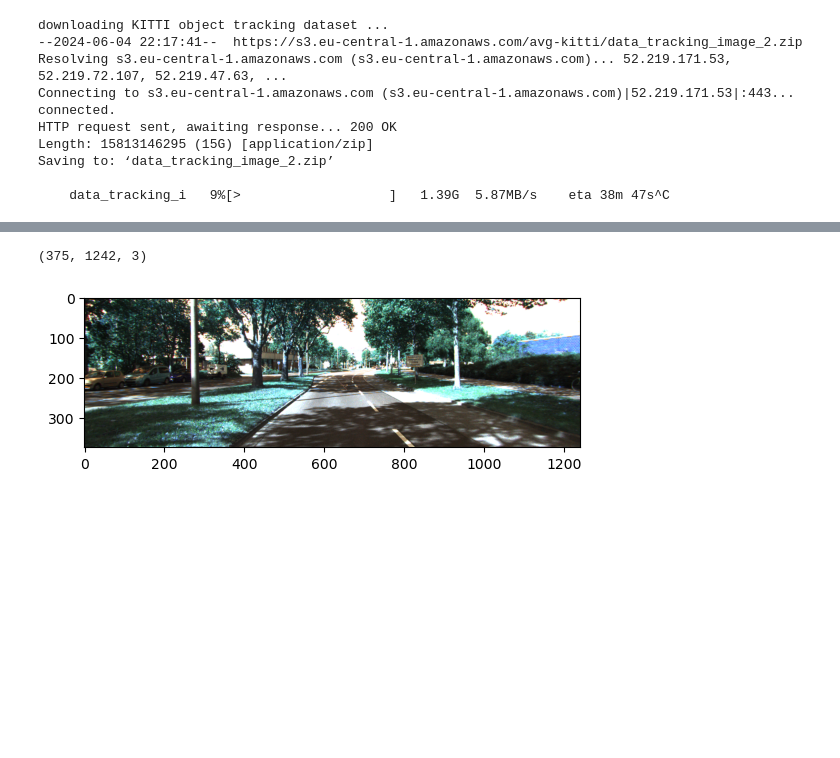
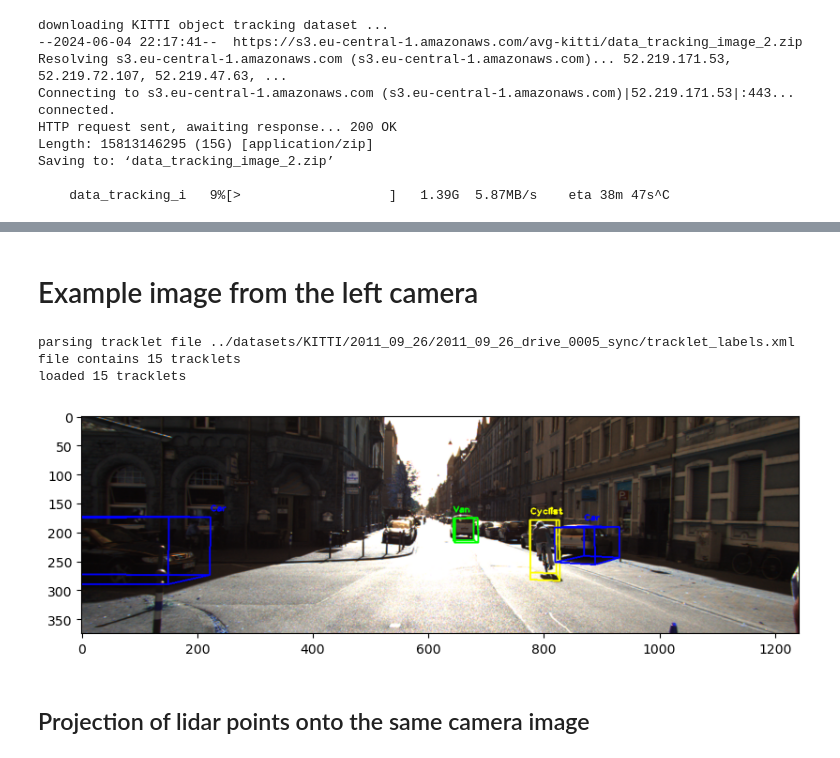
Before and after one commit to AGH-CEAI/automotive-tracking, a Jupyter notebook: examples/KITTI_visualise.ipynb, the cells around one changed output, grey strips where cells are left out. Drawn from its saved outputs; the diff is of its cells as text; code cells hidden in the pictures; blank space fills up the shorter version.

Commit message:
updated the plotting

```diff
--- a/examples/KITTI_visualise.ipynb
+++ b/examples/KITTI_visualise.ipynb
@@ -136,0 +35,10 @@ array([[78.24 ,  7.692,  2.868,  0.   ],
+# %%
+# print shapes of the data
+velo = Kitti(frame=frame_no, velo_path=velo_path)
+frame = velo.velo_file
+print(frame.shape)
+
+image_path = camera_path+'image_03/data'
+image = Kitti(frame=frame_no, camera_path=image_path)
+frame = image.camera_file
+print(frame.shape)
@@ -136,0 +60,2 @@ array([[78.24 ,  7.692,  2.868,  0.   ],
+# %% [markdown]
+# Example image from the left camera
@@ -137,20 +84,37 @@ array([[78.24 ,  7.692,  2.868,  0.   ],
+# %%
+frame_no=115
 # %%
 import matplotlib.image as mpimg
+import cv2
 
-#read left camera image
+with_tracklets = True
 
-image_type = 'color' # 'grayscale' or 'color' image
+# read left camera image
+image_type = 'color'  # 'gray' or 'color' image
+mode = '00' if image_type == 'gray' else '02'  # image_00 = 'gray image' , image_02 = 'color image'
 
-mode = '00' if image_type == 'grayscale' else '02'
+image_path = camera_path+'image_' + mode + '/data'
+check = Kitti_util(frame=frame_no, velo_path=velo_path, camera_path=image_path, \
+                   xml_path=xml_path, v2c_path=v2c_filepath, c2c_path=c2c_filepath)
+image = check.camera_file
 
-image = cv2.imread('../datasets/KITTI/training/image_02/0002/000000.png')
-width, height = image.shape[1], image.shape[0]
+txt=""
+if with_tracklets:
+    draw_tracklets(check)
+    txt="_with_tracklets"
 
+plt.title("")
 plt.imshow(image)
-print(image.shape)
+# print(image.shape)
+plt.gcf().set_size_inches(13, 3)
+plt.savefig("just_camera"+txt+".pdf", bbox_inches='tight')
 # %% [output]
-(375, 1242, 3)
+parsing tracklet file ../datasets/KITTI/2011_09_26/2011_09_26_drive_0005_sync/tracklet_labels.xml
+file contains 15 tracklets
+loaded 15 tracklets
-[figure, old version]
+[figure, new version]
+# %% [markdown]
+## Projection of lidar points onto the same camera image
 # %%
 def print_projection_cv2(points, color, image):
     """ project converted velodyne points into camera image """
```
Also changed, not shown: parts of 34 cells of this notebook.
